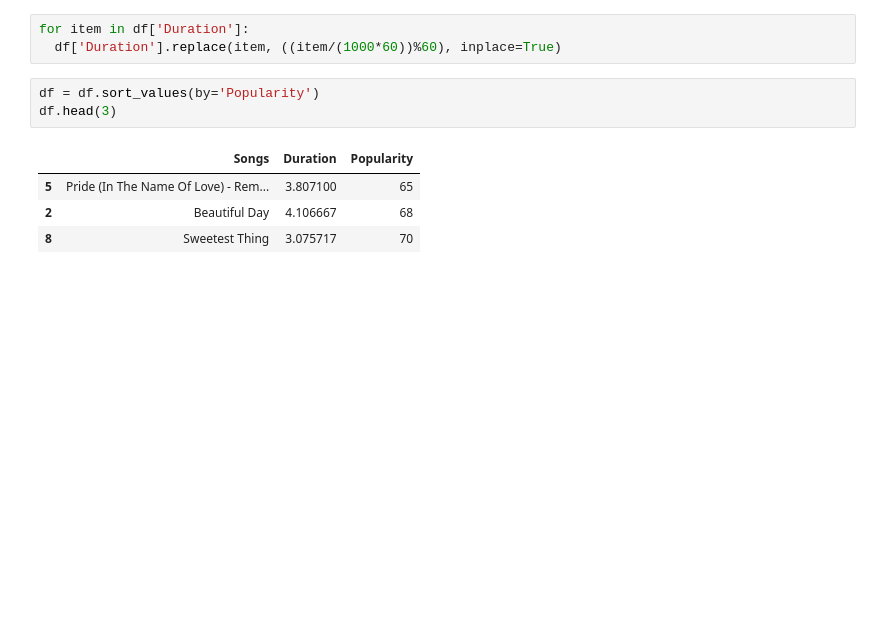
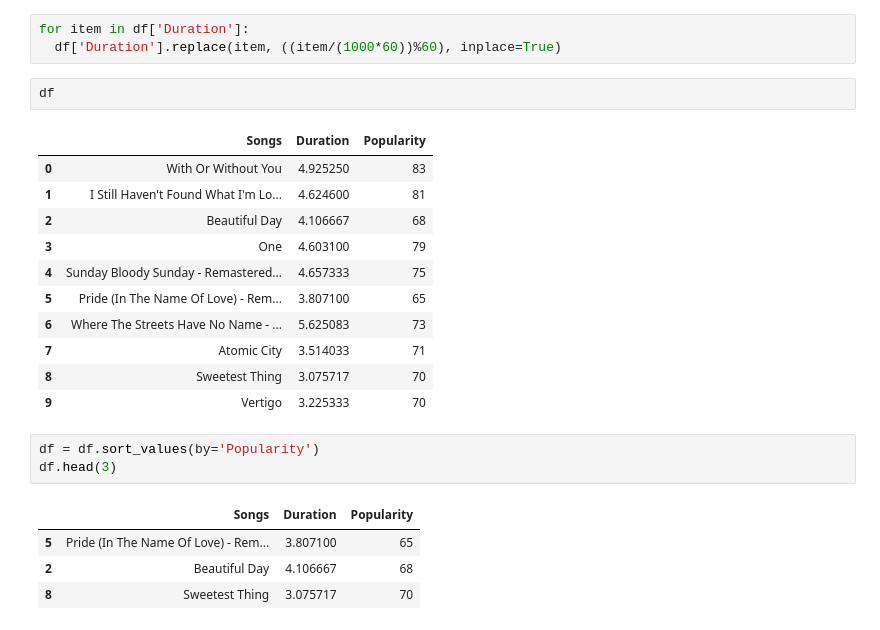
Before and after one commit to fernandaluft/interacting-with-api-python-project-tutorial, a Jupyter notebook: src/explore.ipynb, the cells around one changed output. Saved outputs shown, nothing was run; the diff lists cells and outputs as text; blank space fills up the shorter version.

```diff
--- a/src/explore.ipynb
+++ b/src/explore.ipynb
@@ -22,6 +36,20 @@ for i in range(len(tracks['tracks'])):
 # %%
 for item in df['Duration']:
   df['Duration'].replace(item, ((item/(1000*60))%60), inplace=True)
+# %%
+df
+# %% [output]
+|  | Songs | Duration | Popularity |
+| 0 | With Or Without You | 4.925250 | 83 |
+| 1 | I Still Haven't Found What I'm Lo... | 4.624600 | 81 |
+| 2 | Beautiful Day | 4.106667 | 68 |
+| 3 | One | 4.603100 | 79 |
+| 4 | Sunday Bloody Sunday - Remastered... | 4.657333 | 75 |
+| 5 | Pride (In The Name Of Love) - Rem... | 3.807100 | 65 |
+| 6 | Where The Streets Have No Name - ... | 5.625083 | 73 |
+| 7 | Atomic City | 3.514033 | 71 |
+| 8 | Sweetest Thing | 3.075717 | 70 |
+| 9 | Vertigo | 3.225333 | 70 |
 # %%
 df = df.sort_values(by='Popularity')
 df.head(3)
```
Also changed, not shown: parts of 5 cells of this notebook, 1 other file.
